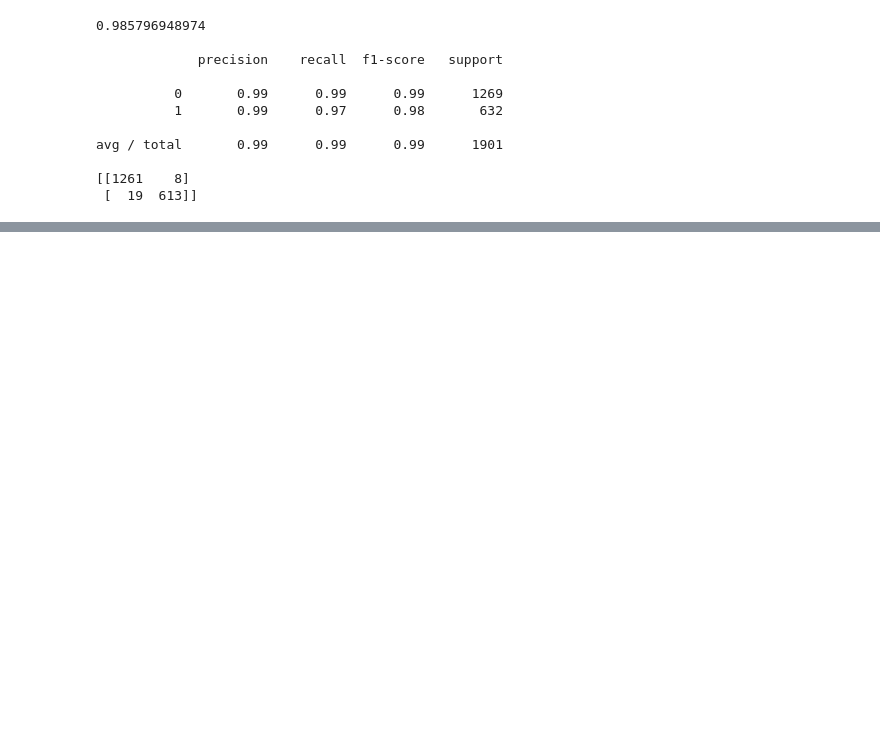
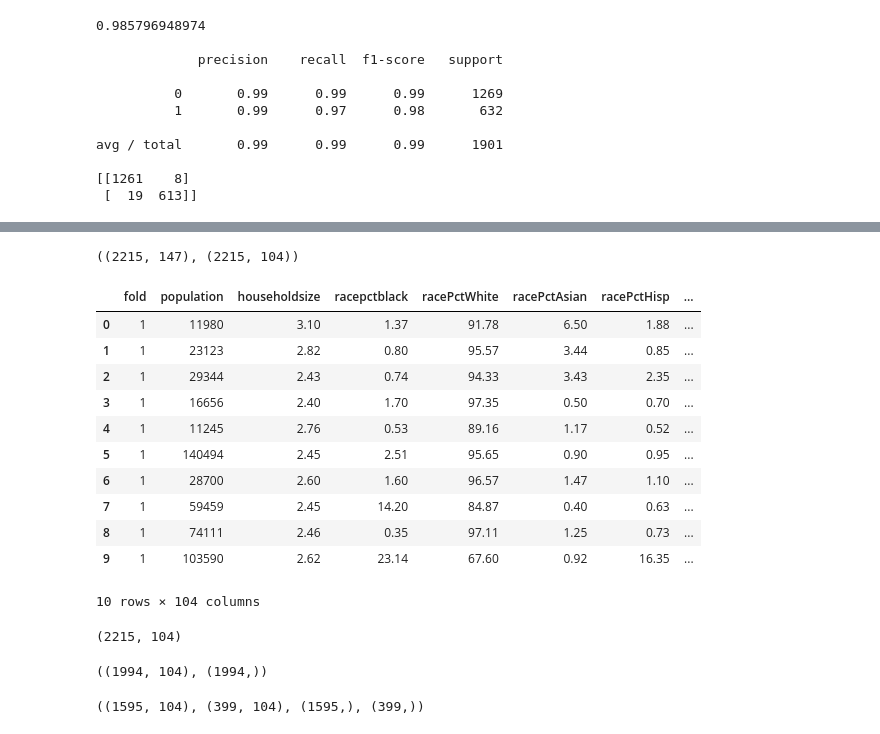
Before and after one commit to tlzhu19/project2, a Jupyter notebook: final_project.ipynb, the cells around one changed output, grey strips where cells are left out. Cells and saved outputs as stored; diff of their text form; code cells hidden in the pictures; blank space fills up the shorter version.

```diff
--- a/final_project.ipynb
+++ b/final_project.ipynb
@@ -228,3 +230,7 @@ avg / total       0.99      0.99      0.99      1901
 
 [[1261    8]
  [  19  613]]
+# %%
+# now try what we did in class on 5/2 (random forest and confusion matrix to analyze)
+df = pd.read_csv('CommViolPredUnnormalizedData.txt', header=None)
+df.head(5)
@@ -230,0 +245,3 @@ avg / total       0.99      0.99      0.99      1901
+# %%
+df.columns = contents_list # add headers with correct variable names
+df.head(5)
@@ -230,0 +256,36 @@ avg / total       0.99      0.99      0.99      1901
+# %%
+onlyVarNames = [ v[2] for v in varNames ] # get the variables that we don't use bc they have too many NAs
+# %%
+df2 = df.drop(onlyVarNames+['communityname', 'state'], axis=1) # drop vars that have a lot of NAs
+df.shape, df2.shape
+# %% [output]
+((2215, 147), (2215, 104))
+# %%
+df2.head(10)
+# %% [output]
+|  | fold | population | householdsize | racepctblack | racePctWhite | racePctAsian | racePctHisp | ... |
+| 0 | 1 | 11980 | 3.10 | 1.37 | 91.78 | 6.50 | 1.88 | ... |
+| 1 | 1 | 23123 | 2.82 | 0.80 | 95.57 | 3.44 | 0.85 | ... |
+| 2 | 1 | 29344 | 2.43 | 0.74 | 94.33 | 3.43 | 2.35 | ... |
+| 3 | 1 | 16656 | 2.40 | 1.70 | 97.35 | 0.50 | 0.70 | ... |
+| 4 | 1 | 11245 | 2.76 | 0.53 | 89.16 | 1.17 | 0.52 | ... |
+| 5 | 1 | 140494 | 2.45 | 2.51 | 95.65 | 0.90 | 0.95 | ... |
+| 6 | 1 | 28700 | 2.60 | 1.60 | 96.57 | 1.47 | 1.10 | ... |
+| 7 | 1 | 59459 | 2.45 | 14.20 | 84.87 | 0.40 | 0.63 | ... |
+| 8 | 1 | 74111 | 2.46 | 0.35 | 97.11 | 1.25 | 0.73 | ... |
+| 9 | 1 | 103590 | 2.62 | 23.14 | 67.60 | 0.92 | 16.35 | ... |
+10 rows × 104 columns
+# %%
+# double check that there are no '?'s (NAs)
+df2 = df2.replace('?', np.nan)
+df2 = df2.dropna(axis=0)
+df2.shape
+# %% [output]
+(2215, 104)
+# %%
+X = df2[df.ViolentCrimesPerPop != '?'] # didn't get rid of '?' in the y (ViolentCrimesPerPop) yet
+y = df.ViolentCrimesPerPop[df.ViolentCrimesPerPop != '?']
+y = pd.Series([float(a) > 600 for a in y ]) # make the y 0 or 1
+X.shape, y.shape
+# %% [output]
+((1994, 104), (1994,))
@@ -230,0 +297,6 @@ avg / total       0.99      0.99      0.99      1901
+# %%
+from sklearn.model_selection import train_test_split
+X_train, X_test, y_train, y_test = train_test_split(X, y, test_size=0.2, random_state=364)
+X_train.shape, X_test.shape, y_train.shape, y_test.shape
+# %% [output]
+((1595, 104), (399, 104), (1595,), (399,))
```
Also changed, not shown: parts of 15 cells of this notebook.
